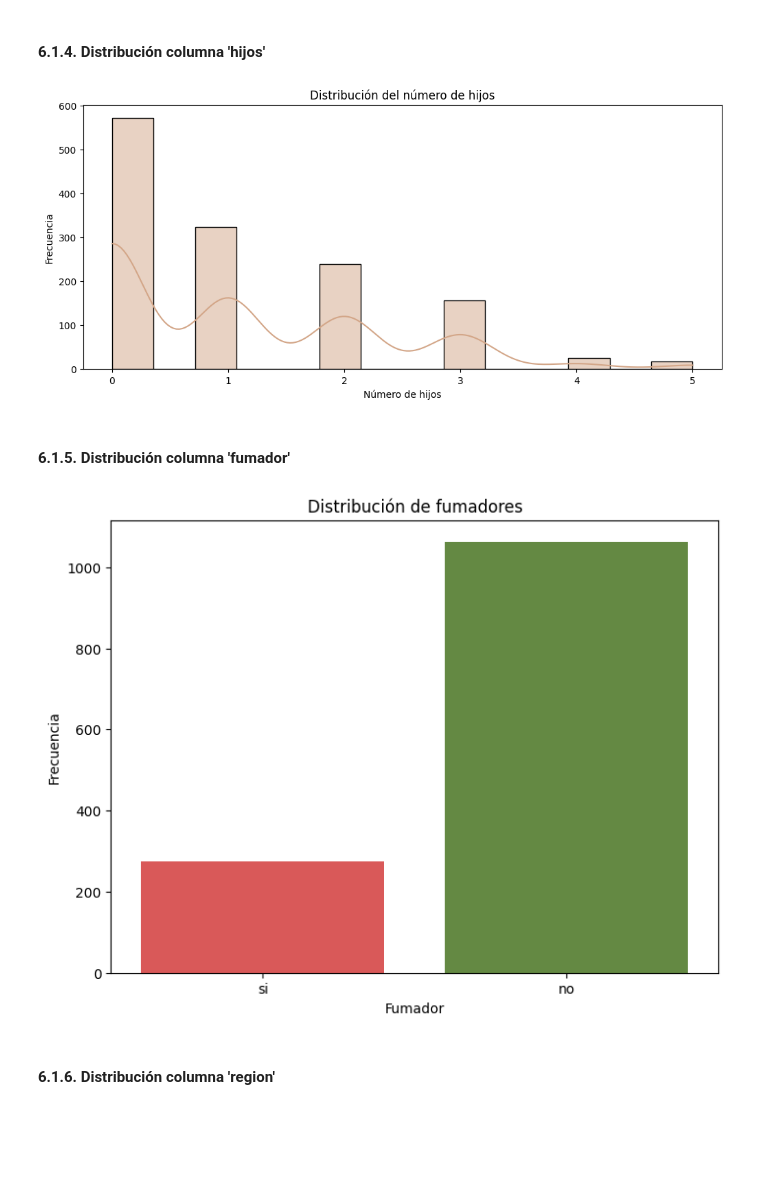
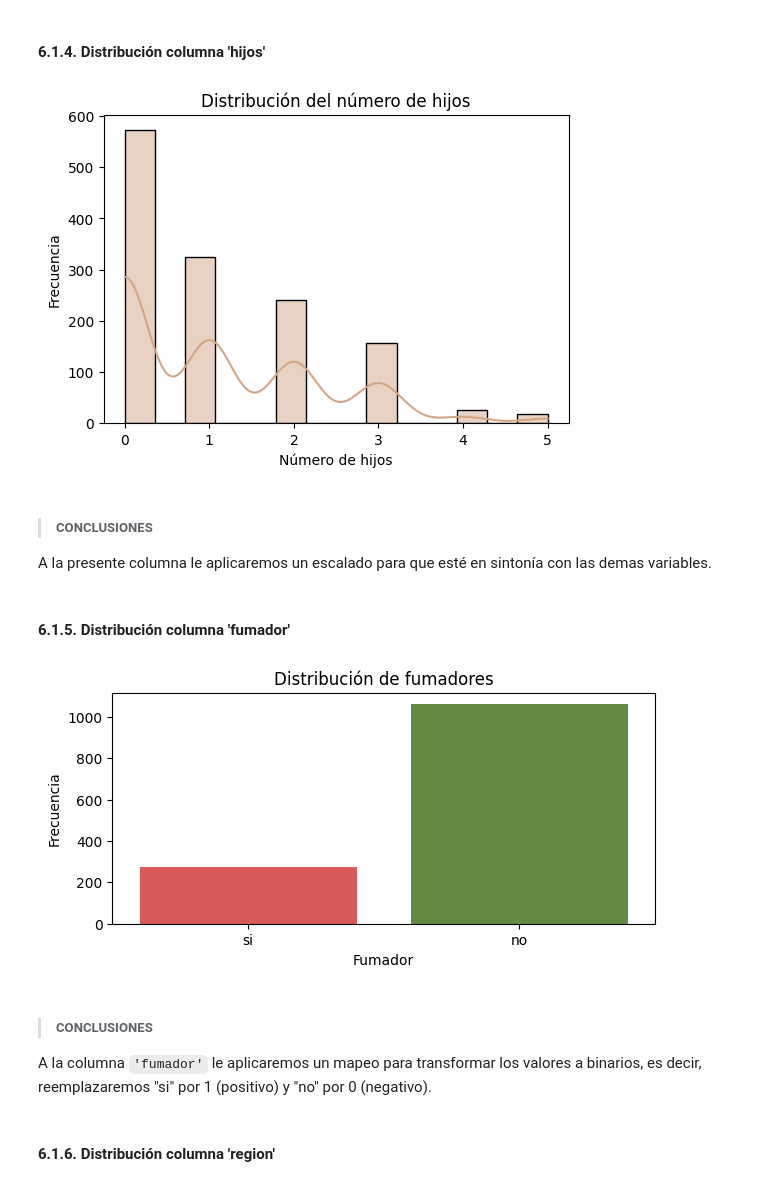
Before and after one commit to XimenaPO/MLProject_Medical_Cost, a Jupyter notebook: src/notebooks/project_resume.ipynb, the cells around one changed output. Drawn from its saved outputs; the diff is of its cells as text; code cells hidden in the pictures; blank space fills up the shorter version.

```diff
--- a/src/notebooks/project_resume.ipynb
+++ b/src/notebooks/project_resume.ipynb
@@ -211 +212,3 @@ df.to_csv('../data/processed/df_limpio.csv')
+# %%
+df = pd.read_csv('../data/processed/df_limpio.csv', index_col=[0])
 # %% [markdown]
@@ -335,25 +358,29 @@ plt.show()
 #### 6.1.4. Distribución columna 'hijos'
 # %%
 # Establecer el tamaño de la figura
-plt.figure(figsize=(12, 5))
+plt.figure(figsize=(6,4))
 
 # Título del gráfico
 plt.title("Distribución del número de hijos")
 
 # Utilizar Seaborn para crear el histograma con el color personalizado
 ax = sns.histplot(df["hijos"], color='#D3A688', kde=True)
 
 # Ajustes estéticos
 plt.xlabel("Número de hijos")
 plt.ylabel("Frecuencia")
 
 # Guardar el gráfico como imagen
 plt.savefig('../utils/distribución_hijos.png')
 
 # Mostrar el gráfico
 plt.show()
 # %% [output]
-[figure, old version]
+[figure, new version]
+# %% [markdown]
+> ##### **CONCLUSIONES**
+
+A la presente columna le aplicaremos un escalado para que esté en sintonía con las demas variables.
 # %% [markdown]
 #### 6.1.5. Distribución columna 'fumador'
 # %%
@@ -365,7 +392,7 @@ df_fumador['fumador_traducido'] = df['fumador'].map({'yes': 'si', 'no': 'no'})
 colores = {'si': '#EE4444', 'no': '#639438'}
 
 # Crear el gráfico de barras
-plt.figure(figsize=(8, 6))
+plt.figure(figsize=(7,3))
 sns.countplot(x='fumador_traducido', data=df_fumador, palette=colores)
 
 # Ajustes estéticos
@@ -379,7 +406,11 @@ plt.savefig('../utils/distribución_fumador.png')
 # Mostrar el gráfico
 plt.show()
 # %% [output]
-[figure, old version]
+[figure, new version]
+# %% [markdown]
+> ##### **CONCLUSIONES**
+
+A la columna `'fumador'` le aplicaremos un mapeo para transformar los valores a binarios, es decir, reemplazaremos "si" por 1 (positivo) y "no" por 0 (negativo).
 # %% [markdown]
 #### 6.1.6. Distribución columna 'region'
 # %%
```
Also changed, not shown: parts of 58 cells of this notebook, 7 other files.
